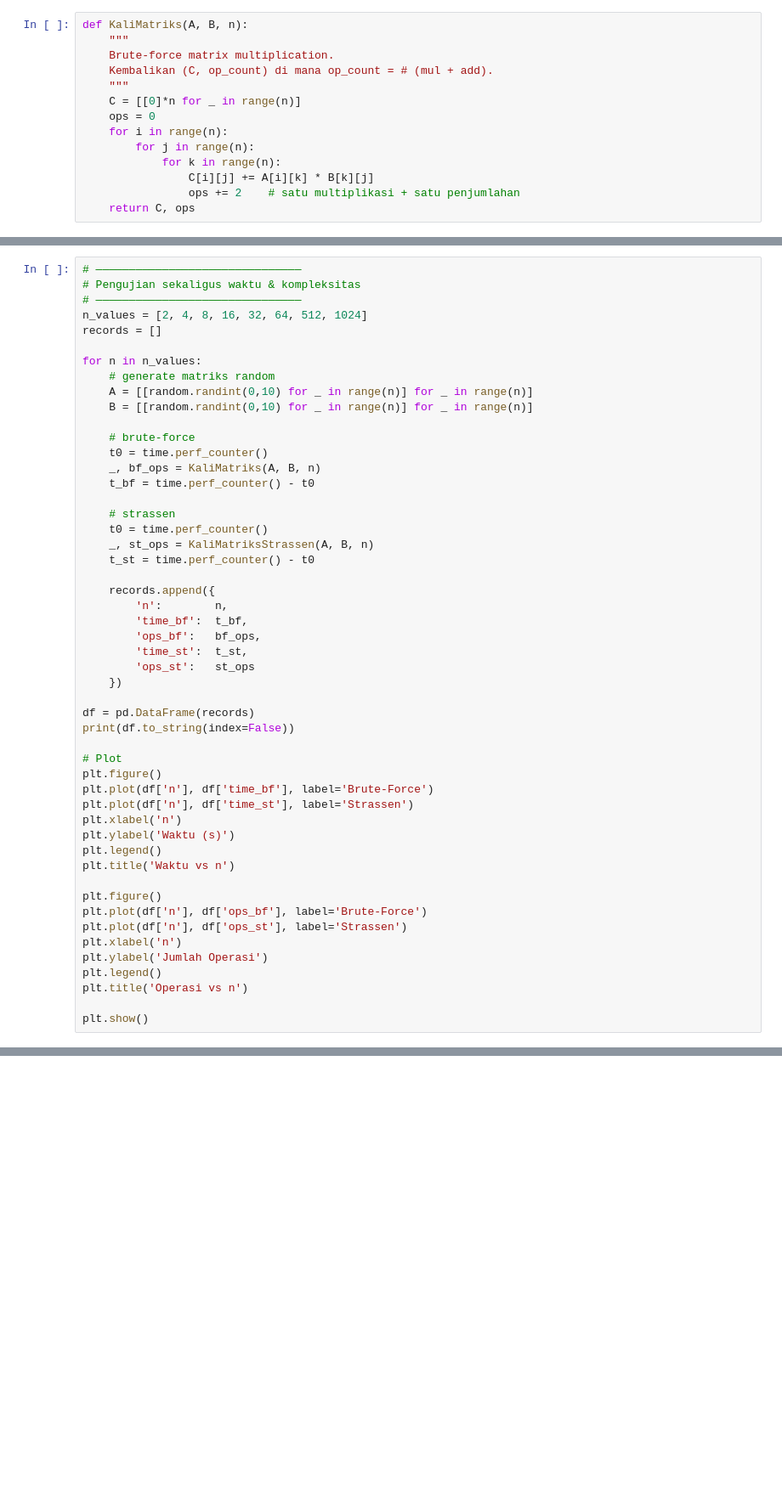
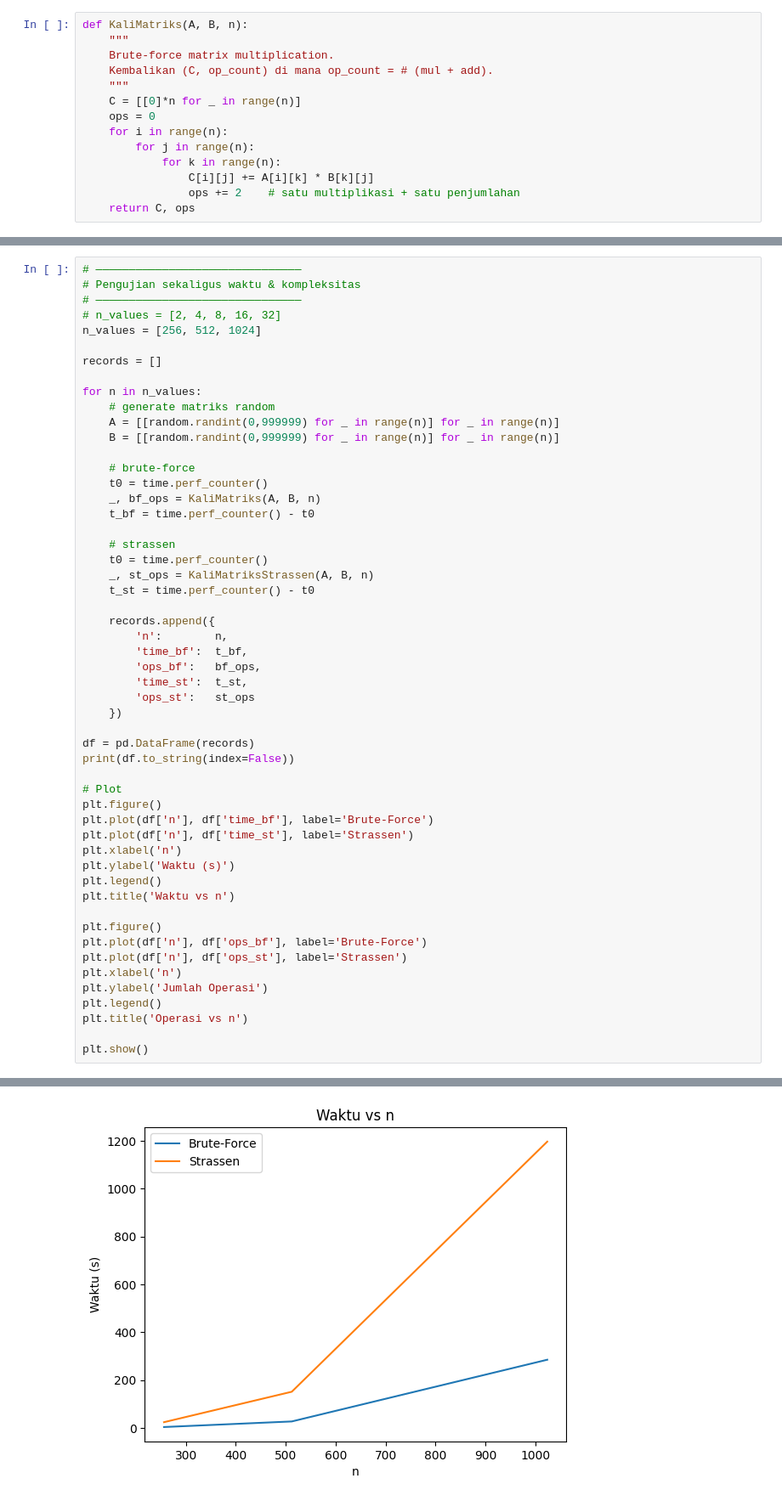
Before and after one commit to rfrz/algorithm-design-and-analysis, a Jupyter notebook: pr3-bfvsstrassen/pr3.ipynb, the cells around one changed output, grey strips where cells are left out. Shown at 85% size. Drawn from its saved outputs; the diff is of its cells as text; blank space fills up the shorter version.

```diff
--- a/pr3-bfvsstrassen/pr3.ipynb
+++ b/pr3-bfvsstrassen/pr3.ipynb
@@ -119,13 +120,15 @@ def KaliMatriksStrassen(A, B, n):
 # ———————————————————————————————
 # Pengujian sekaligus waktu & kompleksitas
 # ———————————————————————————————
-n_values = [2, 4, 8, 16, 32, 64, 512, 1024]
+# n_values = [2, 4, 8, 16, 32]
+n_values = [256, 512, 1024]
+
 records = []
 
 for n in n_values:
     # generate matriks random
-    A = [[random.randint(0,10) for _ in range(n)] for _ in range(n)]
-    B = [[random.randint(0,10) for _ in range(n)] for _ in range(n)]
+    A = [[random.randint(0,999999) for _ in range(n)] for _ in range(n)]
+    B = [[random.randint(0,999999) for _ in range(n)] for _ in range(n)]
 
     # brute-force
     t0 = time.perf_counter()
@@ -170,0 +177 @@ KeyboardInterrupt:
+[figure, added]
```
Also changed, not shown: parts of 2 cells of this notebook.
